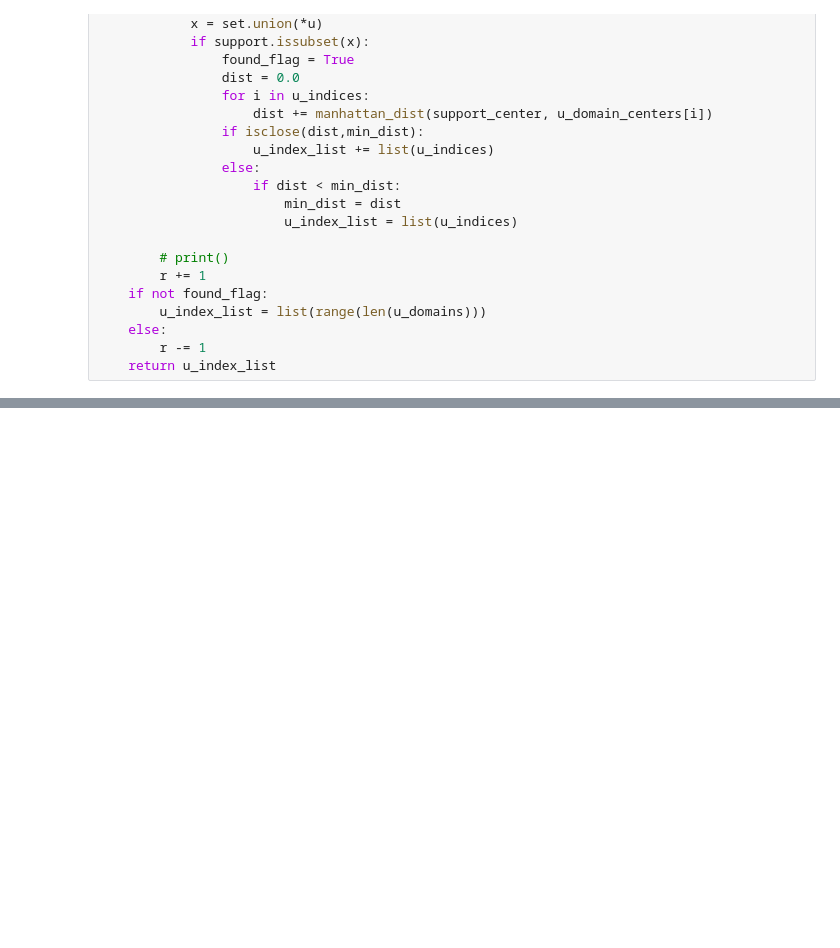
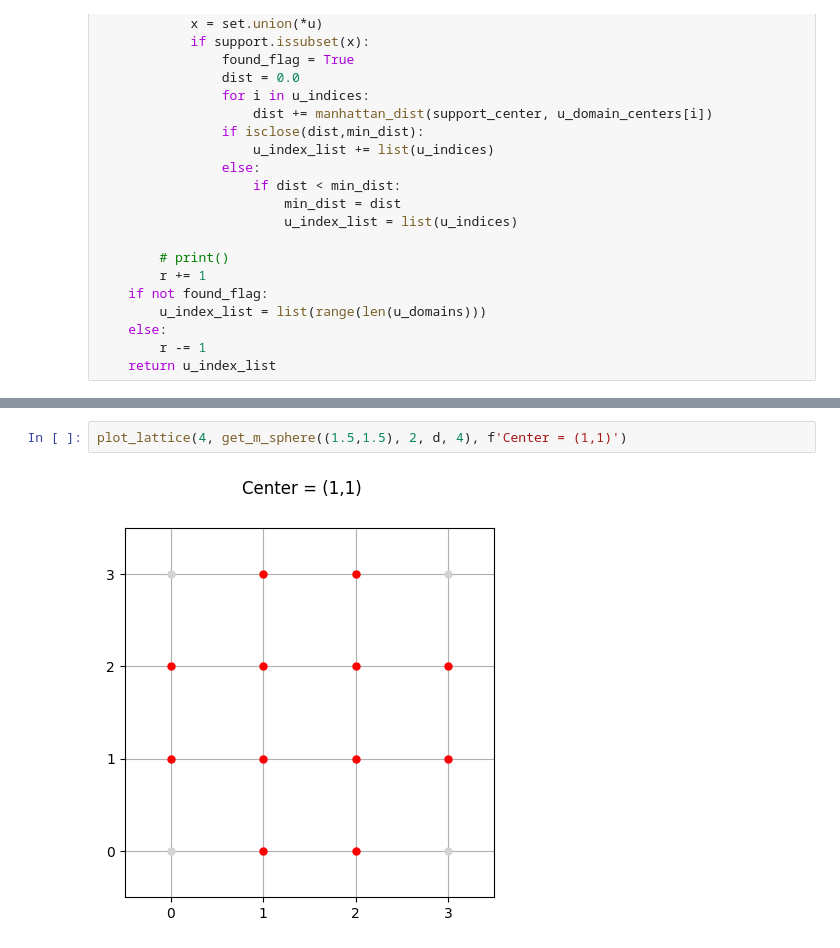
Before and after one commit to KnightShuffler/Quantum-Non-Unitary-Time-Evolution-Public-, a Jupyter notebook: sandbox.ipynb, the cells around one changed output, grey strips where cells are left out. Saved outputs shown, nothing was run; the diff lists cells and outputs as text; blank space fills up the shorter version.

```diff
--- a/sandbox.ipynb
+++ b/sandbox.ipynb
@@ -228,0 +262,4 @@ array([( 1,  1.   +0.j), ( 5,  0.5  +0.j), (10,  0.5  +0.j),
+# %%
+plot_lattice(4, get_m_sphere((1.5,1.5), 2, d, 4), f'Center = (1,1)')
+# %% [output]
+[figure, added]
```
Also changed, not shown: parts of 13 cells of this notebook, 2 other files.
